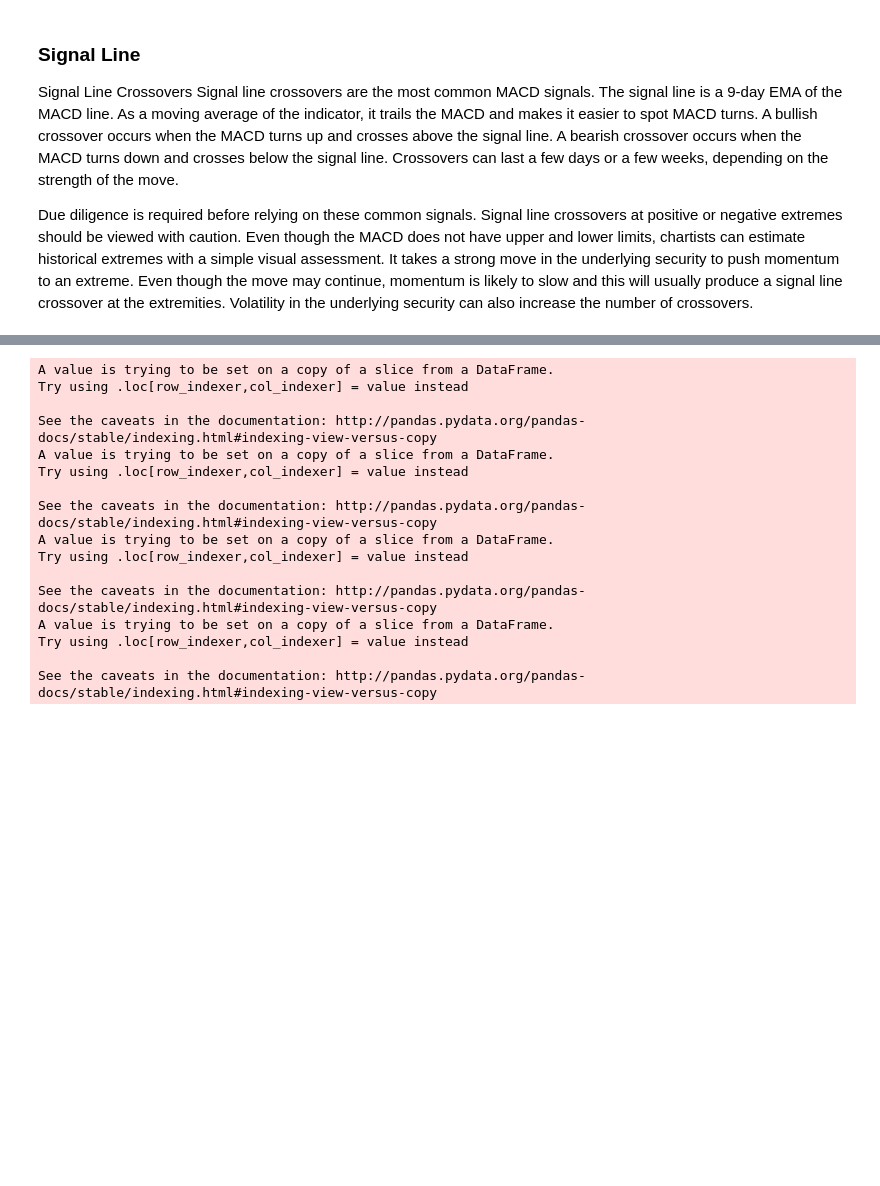
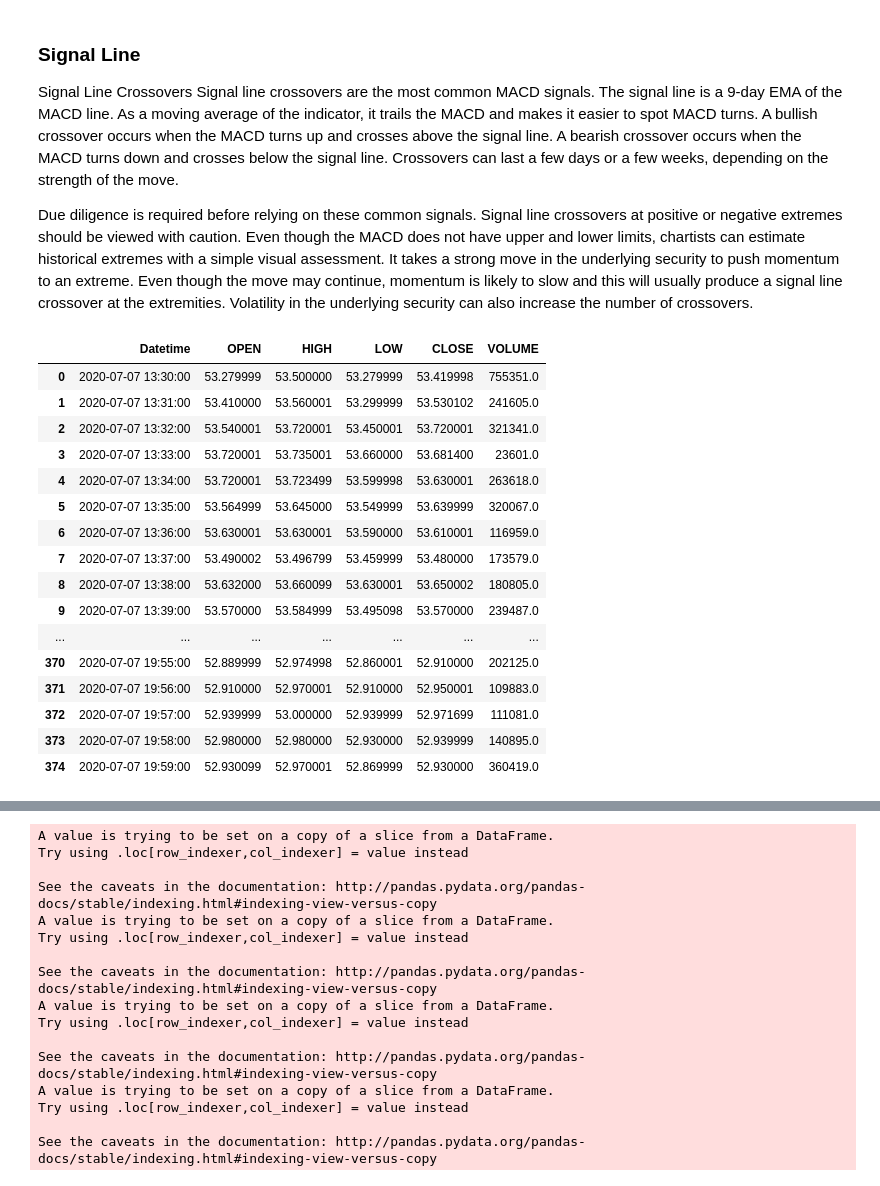
Before and after one commit to Mtaylert/Stock_Evaluation, a Jupyter notebook: StockEvaluations.ipynb, the cells around one changed output, grey strips where cells are left out. Saved outputs shown, nothing was run; the diff lists cells and outputs as text; code cells hidden in the pictures; blank space fills up the shorter version.

```diff
--- a/StockEvaluations.ipynb
+++ b/StockEvaluations.ipynb
@@ -54,3 +56,23 @@ def get_quote_data_by_minute(symbol='SPCE', data_range='1d', data_interval='1m')
+# %%
+min_by_min
+# %% [output]
+|  | Datetime | OPEN | HIGH | LOW | CLOSE | VOLUME |
+| 0 | 2020-07-07 13:30:00 | 53.279999 | 53.500000 | 53.279999 | 53.419998 | 755351.0 |
+| 1 | 2020-07-07 13:31:00 | 53.410000 | 53.560001 | 53.299999 | 53.530102 | 241605.0 |
+| 2 | 2020-07-07 13:32:00 | 53.540001 | 53.720001 | 53.450001 | 53.720001 | 321341.0 |
+| 3 | 2020-07-07 13:33:00 | 53.720001 | 53.735001 | 53.660000 | 53.681400 | 23601.0 |
+| 4 | 2020-07-07 13:34:00 | 53.720001 | 53.723499 | 53.599998 | 53.630001 | 263618.0 |
+| 5 | 2020-07-07 13:35:00 | 53.564999 | 53.645000 | 53.549999 | 53.639999 | 320067.0 |
+| 6 | 2020-07-07 13:36:00 | 53.630001 | 53.630001 | 53.590000 | 53.610001 | 116959.0 |
+| 7 | 2020-07-07 13:37:00 | 53.490002 | 53.496799 | 53.459999 | 53.480000 | 173579.0 |
+| 8 | 2020-07-07 13:38:00 | 53.632000 | 53.660099 | 53.630001 | 53.650002 | 180805.0 |
+| 9 | 2020-07-07 13:39:00 | 53.570000 | 53.584999 | 53.495098 | 53.570000 | 239487.0 |
+| ... | ... | ... | ... | ... | ... | ... |
+| 370 | 2020-07-07 19:55:00 | 52.889999 | 52.974998 | 52.860001 | 52.910000 | 202125.0 |
+| 371 | 2020-07-07 19:56:00 | 52.910000 | 52.970001 | 52.910000 | 52.950001 | 109883.0 |
+| 372 | 2020-07-07 19:57:00 | 52.939999 | 53.000000 | 52.939999 | 52.971699 | 111081.0 |
+| 373 | 2020-07-07 19:58:00 | 52.980000 | 52.980000 | 52.930000 | 52.939999 | 140895.0 |
+| 374 | 2020-07-07 19:59:00 | 52.930099 | 52.970001 | 52.869999 | 52.930000 | 360419.0 |
 # %%
 def generate_stock_data(start_date,end_date,ticker):
     data = yf.download(ticker,start_date,end_date)
```
Also changed, not shown: parts of 23 cells of this notebook, 2 other files.
